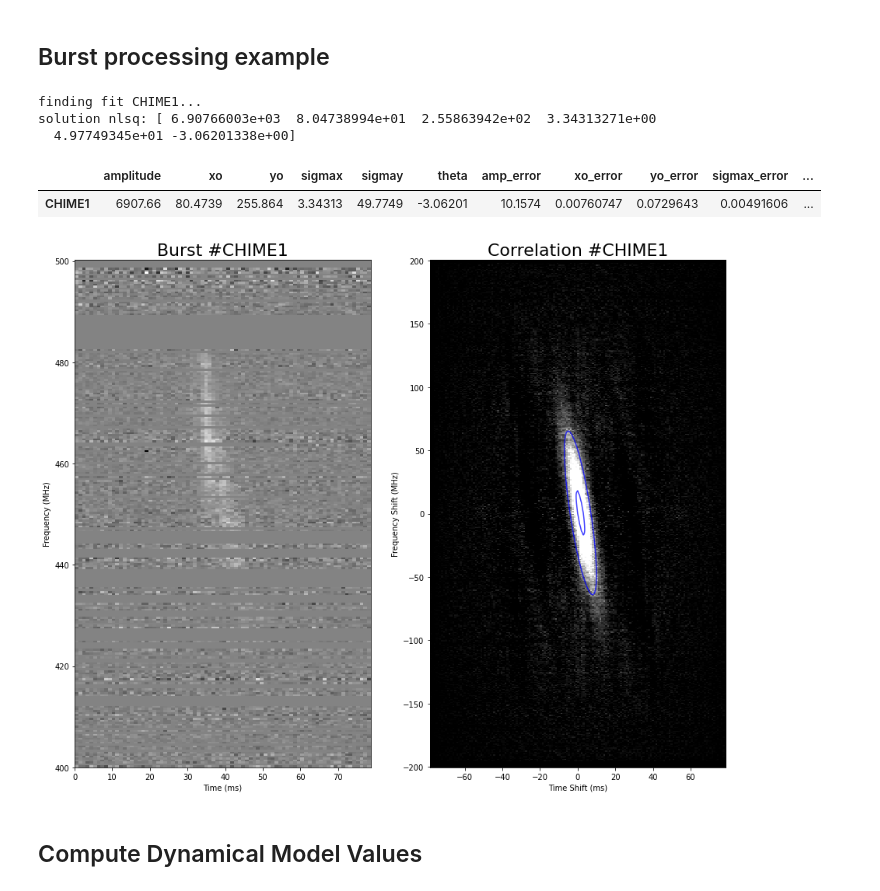
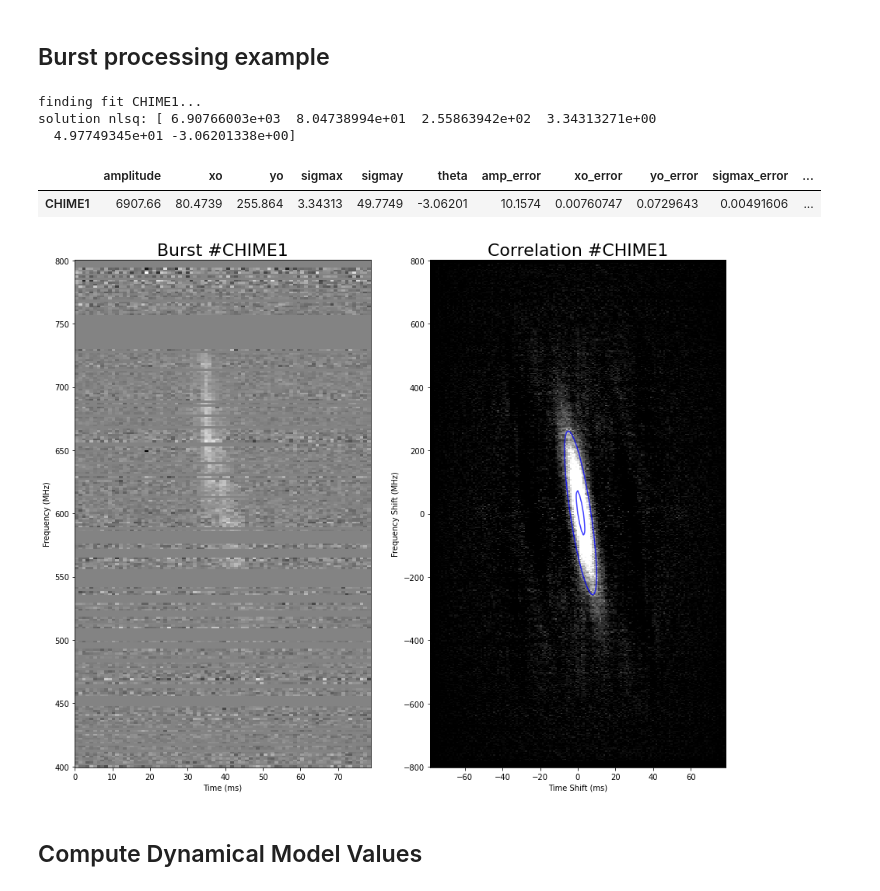
Before and after one commit to mef51/subdriftlaw, a Jupyter notebook: example/Example.ipynb, the cells around one changed output. Saved outputs shown, nothing was run; the diff lists cells and outputs as text; code cells hidden in the pictures.

```diff
--- a/example/Example.ipynb
+++ b/example/Example.ipynb
@@ -1,8 +1,6 @@
 # %% [markdown]
 ## Burst processing example
 # %%
-import os
-import skimage.measure
 import matplotlib.pyplot as plt
 import numpy as np
 import pandas as pd
@@ -13,36 +11,36 @@ burst = np.load('frb180916_burst18.npy')
 # CHIME spectral parameters
 params = {
     'dt_s'            : 0.00098304,
-    'df_mhz'          : 400/1024,
-    'nchan'           : 1024,
+    'df_mhz'          : 400/burst.shape[0],
+    'nchan'           : burst.shape[0],
     'freq_bottom_mhz' : 400.1953125,
     'freq_top_mhz'    : 800.1953125,
     'dm'              : 348.82
 }
 
 targetDM = 348.82
 ddm = targetDM - params['dm']
 burstid = 'CHIME1'
 burst = driftrate.dedisperse(burst, ddm, params['freq_bottom_mhz'], params['df_mhz'], params['dt_s']*1000)
 drift, drift_error, popt, perr, theta, red_chisq, center_f = driftrate.processBurst(burst, burstid, params['df_mhz'], params['dt_s']*1000, params['freq_bottom_mhz'], p0=[])
 # plt.savefig('{}corr.png'.format(burstid))
 
 # Export to csv using pandas
 outputdata = pd.DataFrame(index=[burstid],
                           columns=['amplitude', 'xo', 'yo', 'sigmax', 'sigmay', 'theta', 'amp_error', 'xo_error', 'yo_error', 'sigmax_error', 'sigmay_error', 'angle_error',
                                   'drift (mhz/ms)', 'drift error (mhz/ms)', 'angle', 'center_f', 'red_chisq', 'time_res', 'freq_res'])
 
 outputdata.loc['CHIME1'] = [*popt, *perr, drift, drift_error, theta, center_f, red_chisq, params['dt_s'], params['df_mhz']]
 outfile = 'outputexample.csv'
 outputdata.to_csv(outfile, index_label="name")
 outputdata
 # %% [output]
 finding fit CHIME1...
 solution nlsq: [ 6.90766003e+03  8.04738994e+01  2.55863942e+02  3.34313271e+00
   4.97749345e+01 -3.06201338e+00]
 |  | amplitude | xo | yo | sigmax | sigmay | theta | amp_error | xo_error | yo_error | sigmax_error | ... |
 | CHIME1 | 6907.66 | 80.4739 | 255.864 | 3.34313 | 49.7749 | -3.06201 | 10.1574 | 0.00760747 | 0.0729643 | 0.00491606 | ... |
-[figure, old version]
+[figure, new version]
 # %% [markdown]
 ## Compute Dynamical Model Values
 # %%
```
Also changed, not shown: 1 other file.
